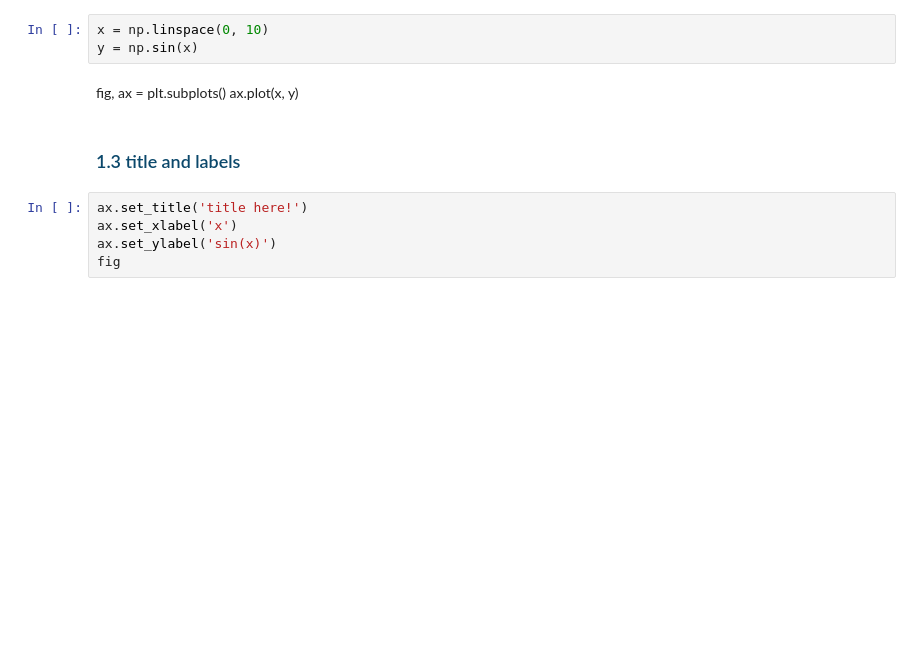
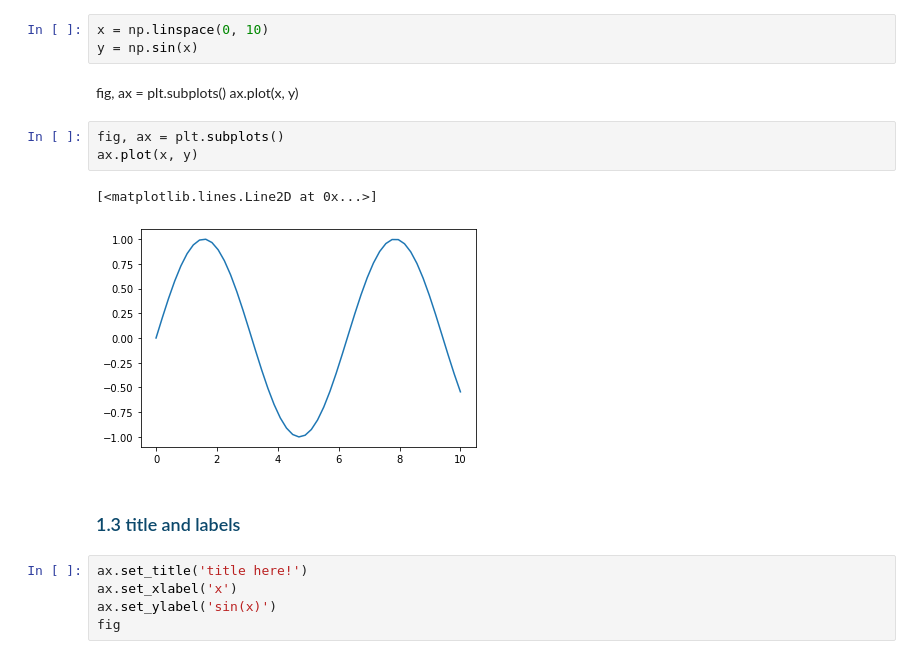
Before and after one commit to tulip-lab/flip00, a Jupyter notebook: F0B-02-ExploratoryDA.ipynb, the cells around one changed output. Drawn from its saved outputs; the diff is of its cells as text; blank space fills up the shorter version.

```diff
--- a/F0B-02-ExploratoryDA.ipynb
+++ b/F0B-02-ExploratoryDA.ipynb
@@ -88,6 +88,12 @@ y = np.sin(x)
 # %% [markdown]
 fig, ax = plt.subplots()
 ax.plot(x, y)
+# %%
+fig, ax = plt.subplots()
+ax.plot(x, y)
+# %% [output]
+[<matplotlib.lines.Line2D at 0x...>]
+[figure, added]
 # %% [markdown]
 ### <span style="color:#0b486b">1.3 title and labels</span>
 # %%
```
Also changed, not shown: parts of 13 cells of this notebook, 8 other files.
